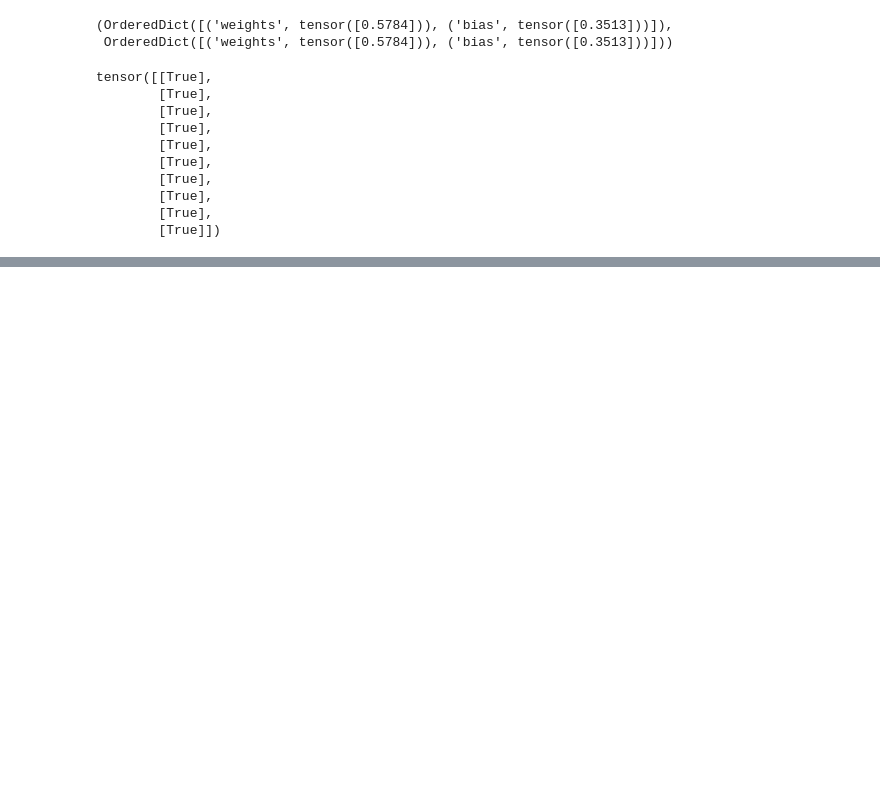
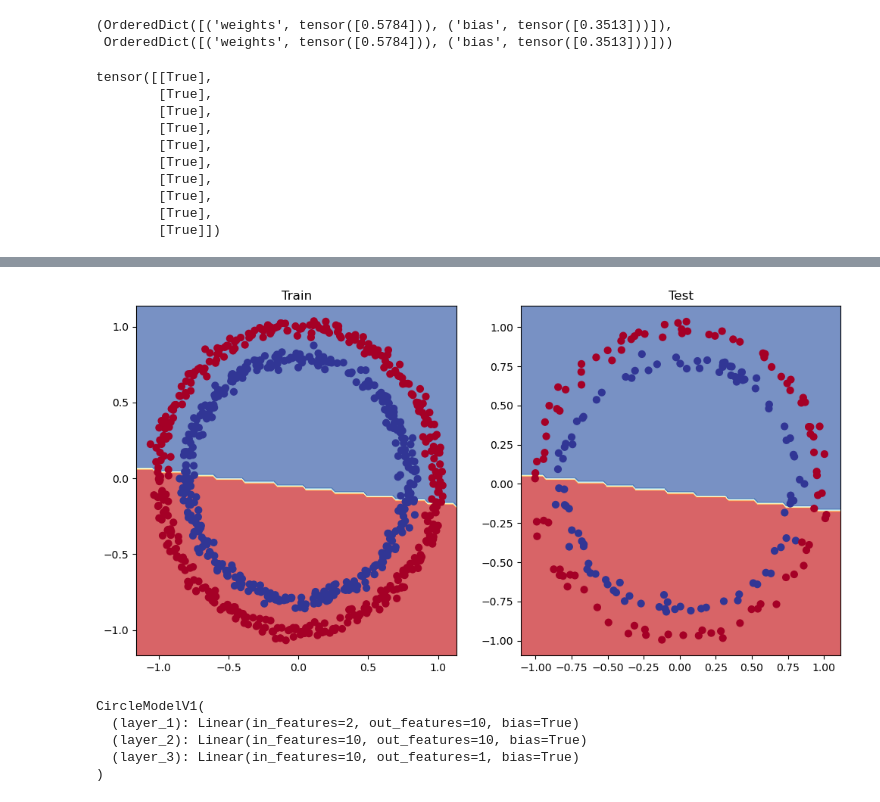
Before and after one commit to WillForshaw/JUNO-Deep-Learning-Project, a Jupyter notebook: PyTorchWorkflowTest.ipynb, the cells around one changed output, grey strips where cells are left out. Drawn from its saved outputs; the diff is of its cells as text; code cells hidden in the pictures; blank space fills up the shorter version.

```diff
--- a/PyTorchWorkflowTest.ipynb
+++ b/PyTorchWorkflowTest.ipynb
@@ -303,0 +442,17 @@ import numpy as np
+# %%
+# loss func and optimiser
+# using torch.nn.BECWithLogitsLoss() for Binary Cross Entropy
+torch.manual_seed(42)
+epochs = 1000
+# track vals
+epoch_count =[]
+loss_vals = []
+test_loss_vals = []
+
+loss_fn = nn.BCEWithLogitsLoss()
+optimiser = torch.optim.SGD(params=model_1.parameters(),lr = 0.1)
+
+def accuracy_fn(y_true,y_pred):
+    correct = torch.eq(y_true,y_pred).sum().item() # torch eq checks if arg 1 and 2 are eq-ual
+    acc = (correct/len(y_pred))*100   # percentage correct
+    return acc # return percentage
@@ -303,0 +469,5 @@ import numpy as np
+# %%
+with torch.inference_mode():
+
+    y_logits = model_1(X_test.to(device))[:5]
+y_logits
@@ -303,0 +484,4 @@ import numpy as np
+# %%
+# Fing pred labels
+y_pred_probs = torch.sigmoid(y_logits)
+torch.round(y_pred_probs)
@@ -303,0 +494,5 @@ import numpy as np
+# %%
+y_pred1 = torch.round(y_pred_probs)
+y_pred_lab = torch.round(torch.sigmoid( model_1(X_test.to(device))[:5]))
+print(torch.eq(y_pred1.squeeze(), y_pred_lab.squeeze()))
+y_pred1.squeeze()
@@ -303,0 +550,34 @@ import numpy as np
+# %%
+## model seems to be randomly guessing
+## Make predictions and visualise
+
+from helper_functions import plot_decision_boundary, plot_predictions
+plt.figure(figsize=(12,6))
+plt.subplot(1,2,1)
+plt.title('Train')
+plot_decision_boundary(model_1,X_train,y_train)
+plt.subplot(1,2,2)
+plt.title('Test')
+plot_decision_boundary(model_1,X_test,y_test)
+# %% [output]
+[figure, added]
+# %%
+# Model is trying to split the circular data with 1 linear line ,
+# from the linear layers in the model
+class CircleModelV1(nn.Module):
+    def __init__(self):
+        super().__init__()
+        self.layer_1 = nn.Linear(in_features=2, out_features=10)
+        self.layer_2 = nn.Linear(in_features=10, out_features=10)
+        self.layer_3 = nn.Linear(in_features=10, out_features=1)
+
+    def forward(self,x):
+        return self.layer_3(self.layer_2(self.layer_1(x)))
+model_2 = CircleModelV1().to(device)
+model_2
+# %% [output]
+CircleModelV1(
+  (layer_1): Linear(in_features=2, out_features=10, bias=True)
+  (layer_2): Linear(in_features=10, out_features=10, bias=True)
+  (layer_3): Linear(in_features=10, out_features=1, bias=True)
+)
```
Also changed, not shown: parts of 24 cells of this notebook, 1 other file.
